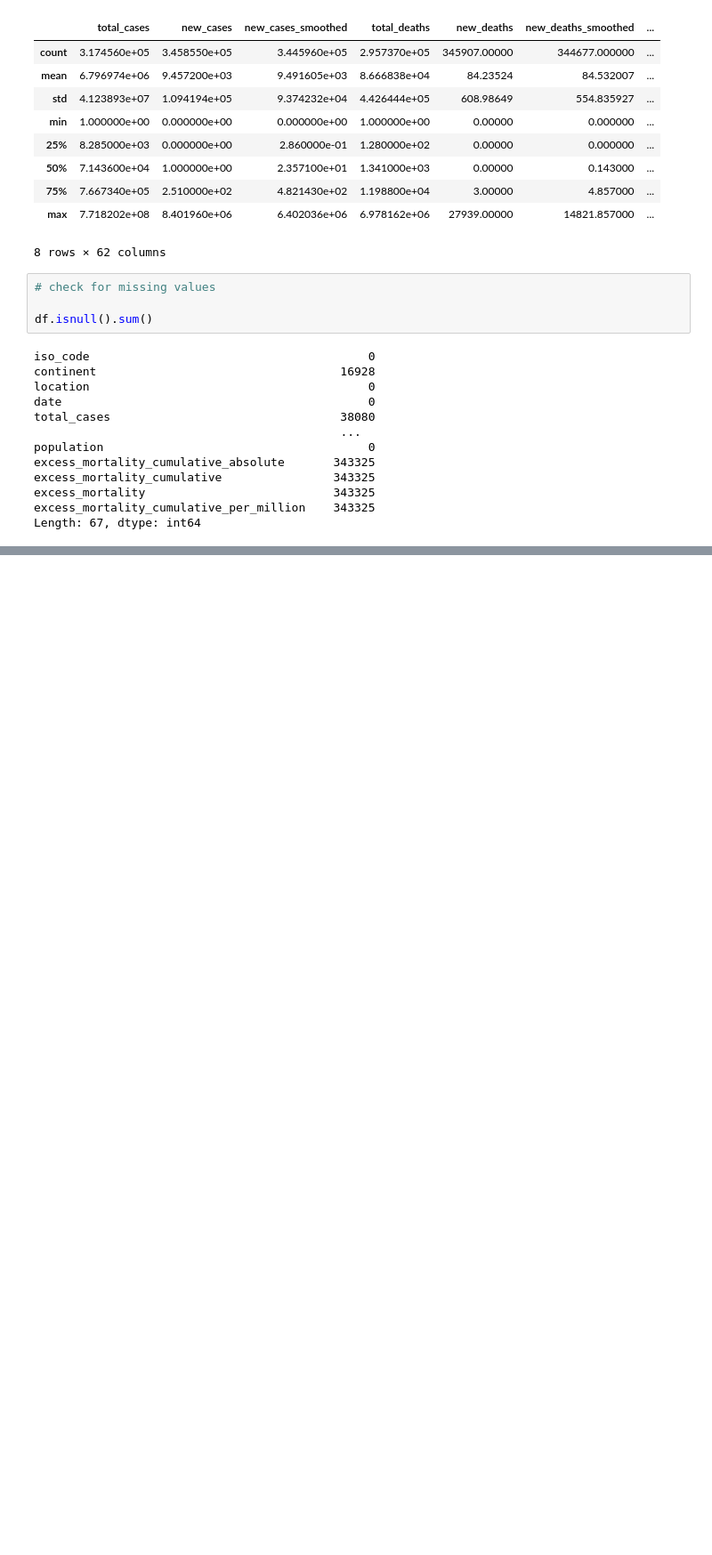
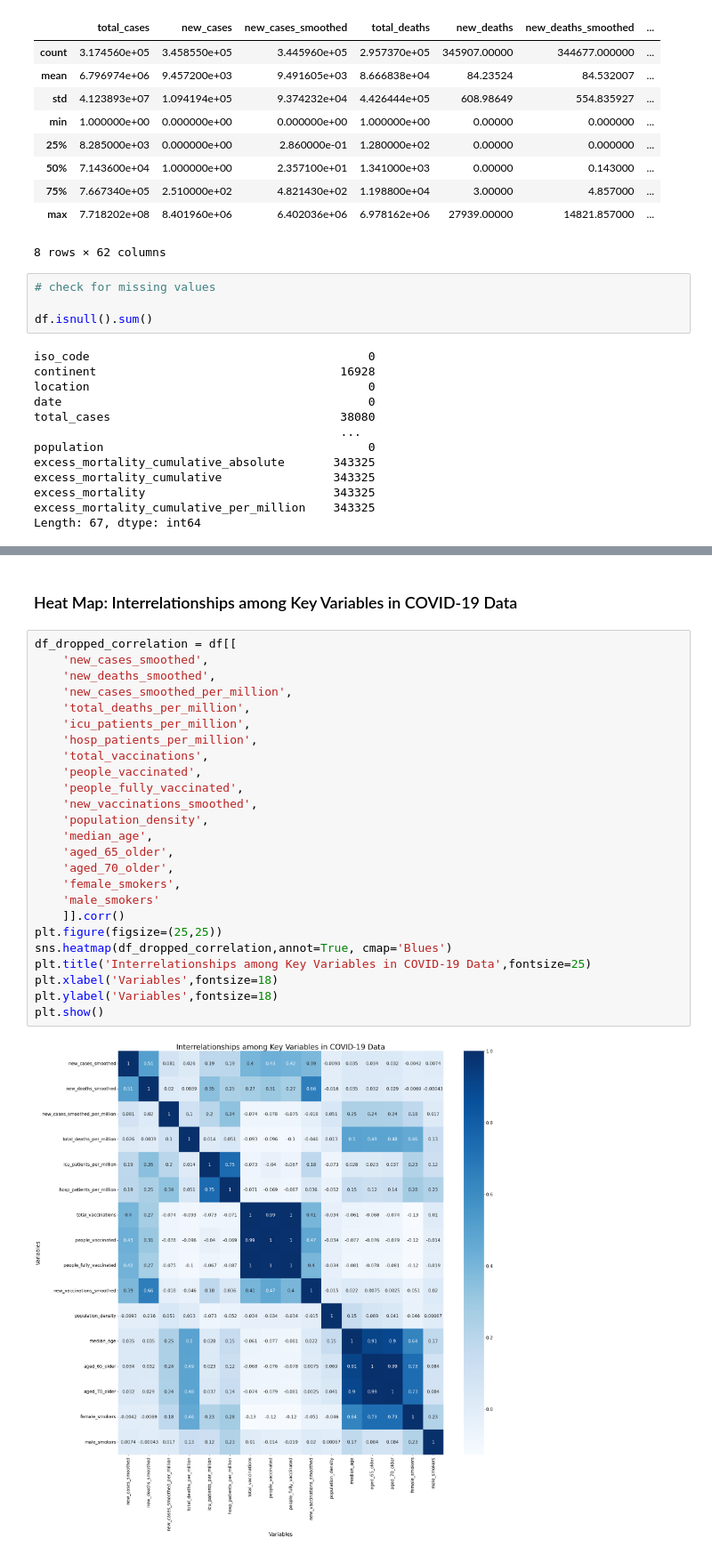
Before and after one commit to dilancroos/data_visualisation, a Jupyter notebook: main.ipynb, the cells around one changed output, grey strips where cells are left out. Shown at 89% size. Drawn from its saved outputs; the diff is of its cells as text; blank space fills up the shorter version.

```diff
--- a/main.ipynb
+++ b/main.ipynb
@@ -111,0 +158,29 @@ sns.pairplot(df, hue='continent', palette='viridis', diag_kind='bar', height=2.5
+# %% [markdown]
+### Heat Map: Interrelationships among Key Variables in COVID-19 Data
+# %%
+df_dropped_correlation = df[[
+    'new_cases_smoothed',
+    'new_deaths_smoothed',
+    'new_cases_smoothed_per_million',
+    'total_deaths_per_million',
+    'icu_patients_per_million',
+    'hosp_patients_per_million',
+    'total_vaccinations',
+    'people_vaccinated',
+    'people_fully_vaccinated',
+    'new_vaccinations_smoothed',
+    'population_density',
+    'median_age',
+    'aged_65_older',
+    'aged_70_older',
+    'female_smokers',
+    'male_smokers'
+    ]].corr()
+plt.figure(figsize=(25,25))
+sns.heatmap(df_dropped_correlation,annot=True, cmap='Blues')
+plt.title('Interrelationships among Key Variables in COVID-19 Data',fontsize=25)
+plt.xlabel('Variables',fontsize=18)
+plt.ylabel('Variables',fontsize=18)
+plt.show()
+# %% [output]
+[figure, added]
```
Also changed, not shown: parts of 23 cells of this notebook, 1 other file.
